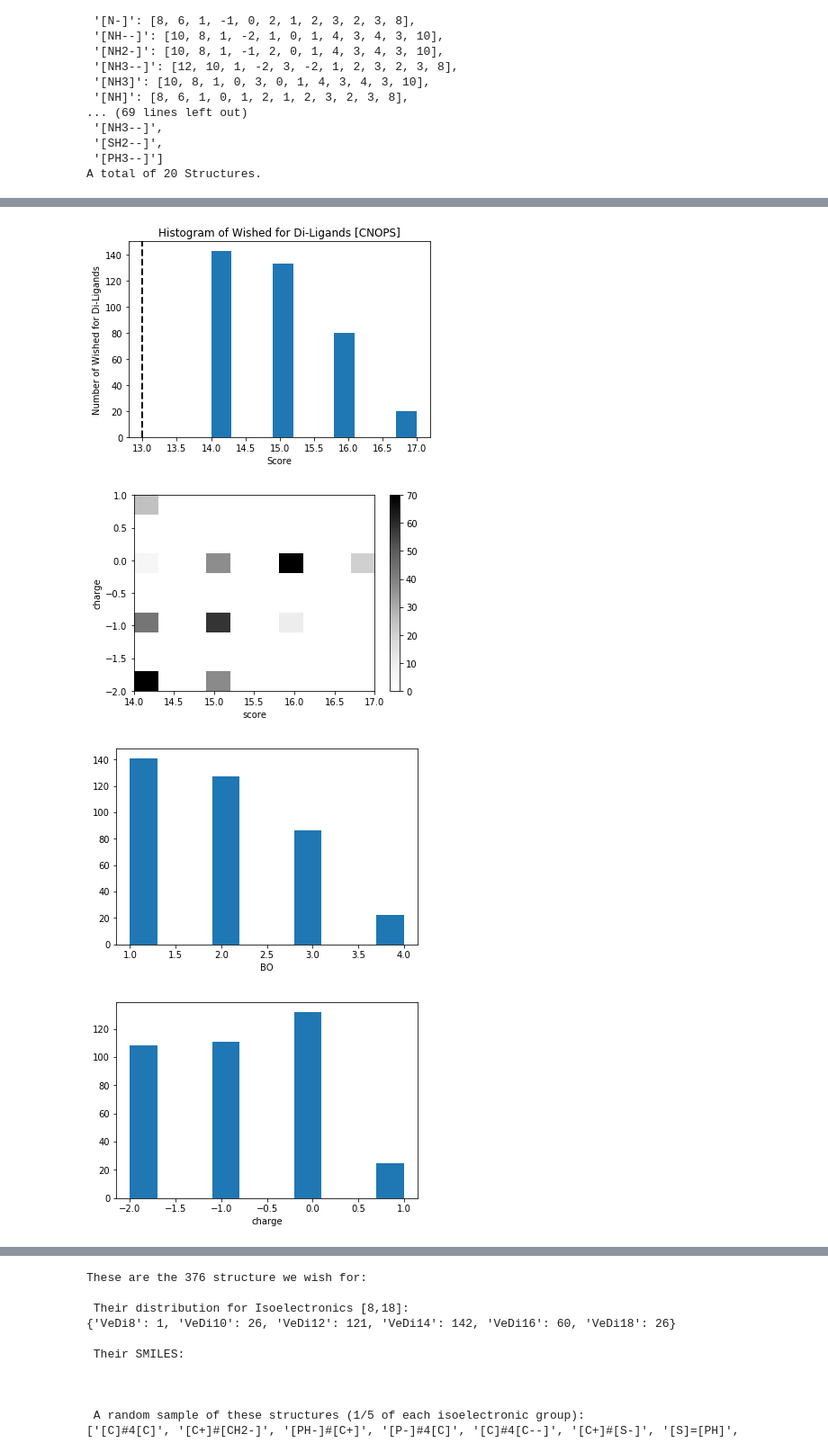
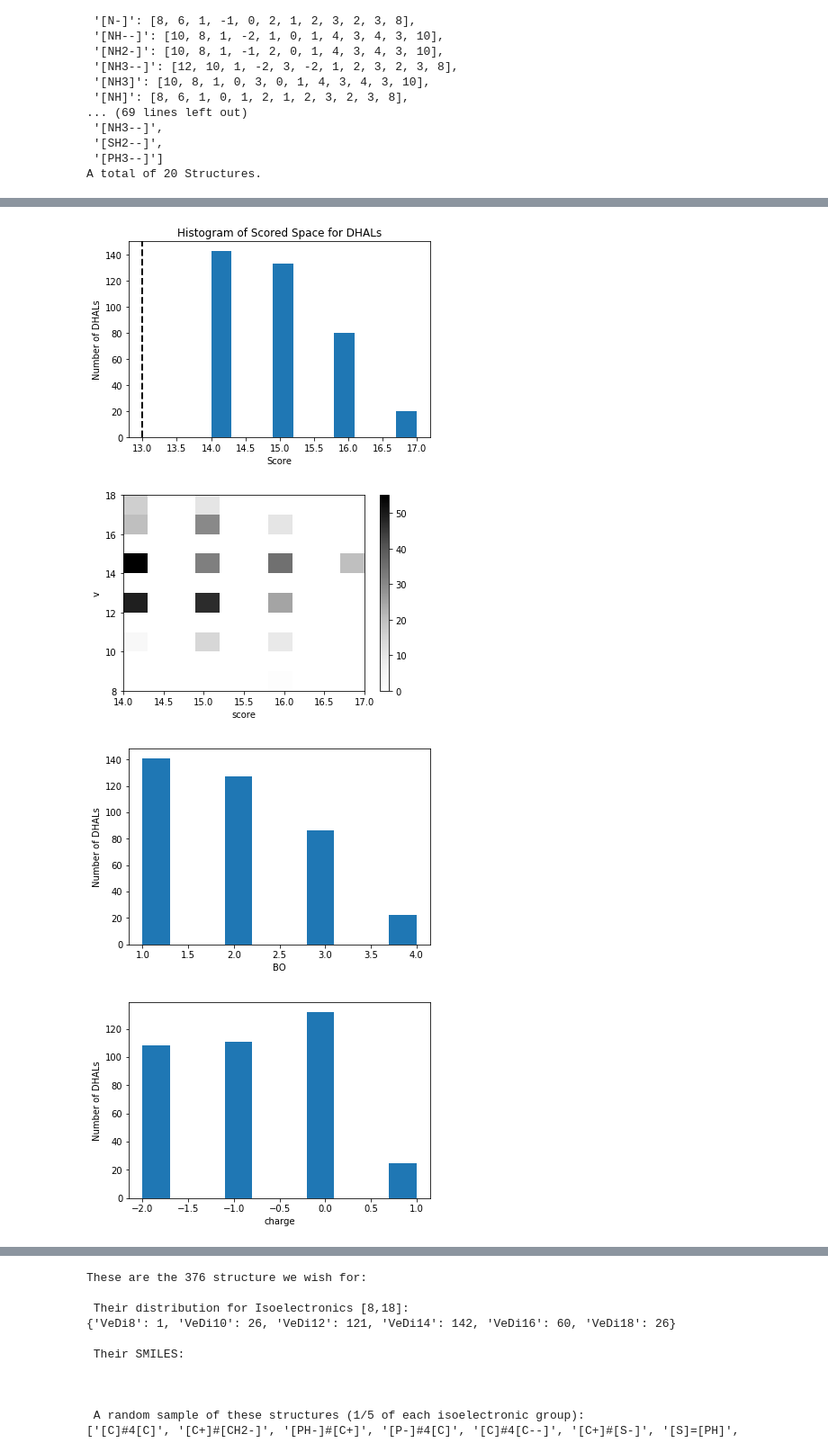
Before and after one commit to hjkgrp/smu, a Jupyter notebook: enum/enum.ipynb, the cells around one changed output, grey strips where cells are left out. Shown: that part at 90% size. Cells and saved outputs as stored; diff of their text form; code cells hidden in the pictures.

```diff
--- a/enum/enum.ipynb
+++ b/enum/enum.ipynb
@@ -530,46 +565,54 @@ print("All wished for diatoms (>" + str(thresholdDi) + "): " + str(len(wishedDic
 print('======')
 
 plt.xlabel('Score')
-plt.ylabel('Number of Wished for Di-Ligands')
+plt.ylabel('Number of DHALs')
 # plt.yscale('log', nonposy='clip')
-plt.title('Histogram of Wished for Di-Ligands [' + components + "]")
+plt.title('Histogram of Scored Space for DHALs')
 plt.hist(histScore)
 plt.axvline(thresholdDi, color='black', linestyle='dashed', linewidth=2)
-# plt.savefig('distrDi_' + components + ".pdf", bbox_inches='tight')
+plt.savefig('dhal_ss_hist.pdf', bbox_inches='tight')
 plt.show()
 
-plt.hist2d(histScore, histCharge, cmap = 'Greys')
+plt.hist2d(histScore, histVE, cmap = 'Greys')
 plt.xlabel('score')
-plt.ylabel('charge')
+plt.ylabel('v')
 # plt.ylim((0,10))
 # plt.xlim((8,22))
+plt.savefig('dhal_ss_score_vs_v_2d_hist.pdf', bbox_inches='tight')
 plt.colorbar()
 plt.show()
 
-# pprint.pprint(re.sub('[\'()a-z_]',"",str(wishedDictDi.keys())))
-# print((wishedDictDi))
-
 plt.hist(histBO)
 plt.xlabel('BO')
+plt.ylabel('Number of DHALs')
+plt.savefig('dhal_ss_hist_bo.pdf', bbox_inches='tight')
 plt.show()
 
 plt.hist(histCharge)
 plt.xlabel('charge')
+plt.ylabel('Number of DHALs')
+plt.savefig('dhal_ss_hist_charge.pdf', bbox_inches='tight')
 plt.show()
+
+for i in reversed(range(thresholdDi, 18)):
+    for name, props in wishedDictDi.items():
+        if props[-1] == i:
+            print(name, end=": ")
+            print(props[-1])
 # %% [output]
 Name, Score = Polarization + Bond + Charge + VSEPR + CA
 [C]#4[N-]: 2 + 4 + 3 = 14
 [C+]#[O-]: 3 + 4 + 3 = 15
 [N-]#4[C]: 2 + 5 + 3 = 15
 [N+]=[O]: 0 + 5 + 3 = 13
 [O-]#[O-]: 2 + 4 + 3 = 14
 [S-]#[S-]: 2 + 4 + 3 = 14
 ======
 All diatoms: 5625
 All scored diatoms: 1171
 All wished for diatoms (>13): 376
 ======
-[figure, old version]
+[figure, new version]
-[figure, old version]
+[figure, new version]
-[figure, old version]
+[figure, new version]
-[figure, old version]
+[figure, new version]
```
Also changed, not shown: parts of 5 cells of this notebook, 10 other files.
